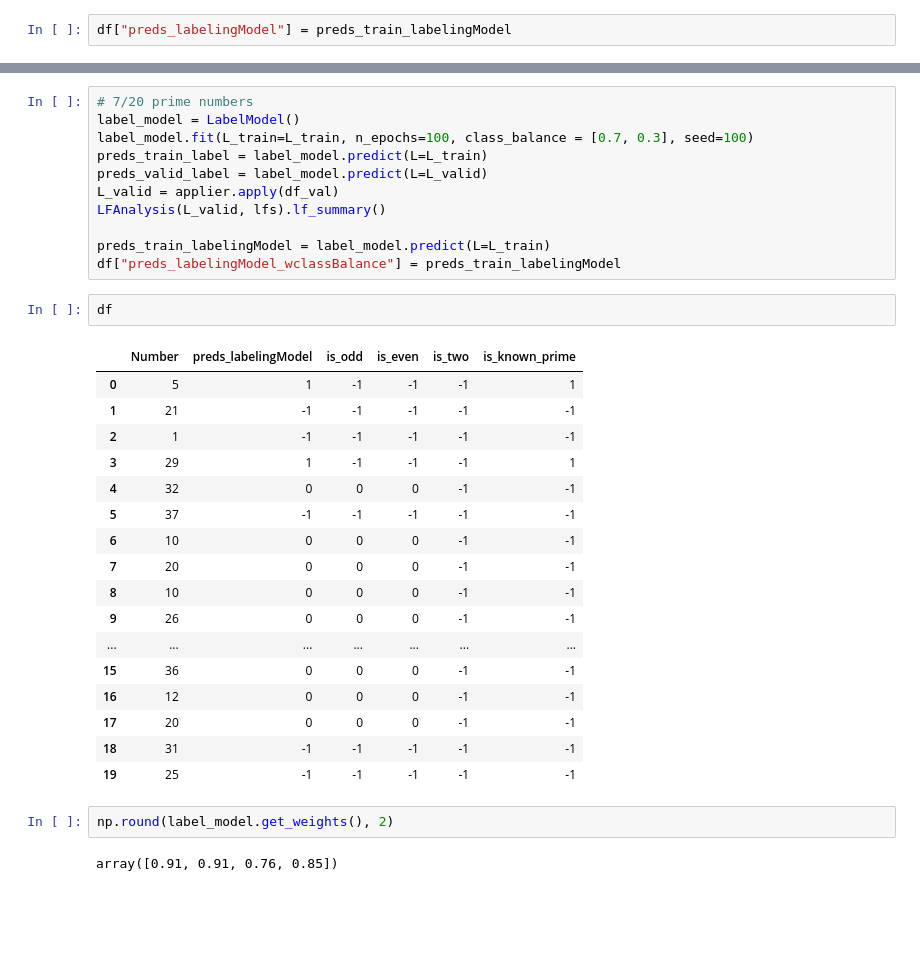
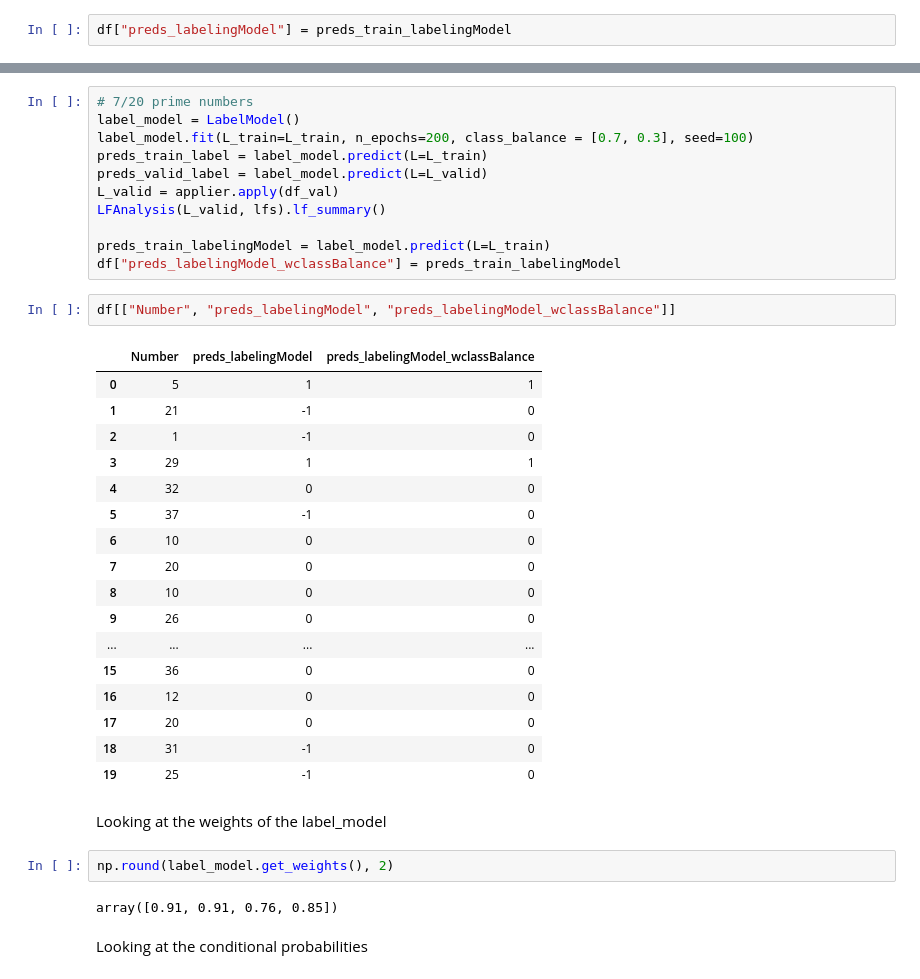
Before and after one commit to practicalweaksupervisionbook/companion, a Jupyter notebook: ch02_labeling_and_augmentation/labeling.ipynb, the cells around one changed output, grey strips where cells are left out. Saved outputs shown, nothing was run; the diff lists cells and outputs as text; blank space fills up the shorter version.

```diff
--- a/ch02_labeling_and_augmentation/labeling.ipynb
+++ b/ch02_labeling_and_augmentation/labeling.ipynb
@@ -296,7 +260,7 @@ df
 # %%
 # 7/20 prime numbers
 label_model = LabelModel()
-label_model.fit(L_train=L_train, n_epochs=100, class_balance = [0.7, 0.3], seed=100)
+label_model.fit(L_train=L_train, n_epochs=200, class_balance = [0.7, 0.3], seed=100)
 preds_train_label = label_model.predict(L=L_train)
 preds_valid_label = label_model.predict(L=L_valid)
 L_valid = applier.apply(df_val)
@@ -304,30 +268,34 @@ LFAnalysis(L_valid, lfs).lf_summary()
 
 preds_train_labelingModel = label_model.predict(L=L_train)
 df["preds_labelingModel_wclassBalance"] = preds_train_labelingModel
-# %%
-df
-# %% [output]
-|  | Number | preds_labelingModel | is_odd | is_even | is_two | is_known_prime |
-| 0 | 5 | 1 | -1 | -1 | -1 | 1 |
-| 1 | 21 | -1 | -1 | -1 | -1 | -1 |
-| 2 | 1 | -1 | -1 | -1 | -1 | -1 |
-| 3 | 29 | 1 | -1 | -1 | -1 | 1 |
-| 4 | 32 | 0 | 0 | 0 | -1 | -1 |
-| 5 | 37 | -1 | -1 | -1 | -1 | -1 |
-| 6 | 10 | 0 | 0 | 0 | -1 | -1 |
-| 7 | 20 | 0 | 0 | 0 | -1 | -1 |
-| 8 | 10 | 0 | 0 | 0 | -1 | -1 |
-| 9 | 26 | 0 | 0 | 0 | -1 | -1 |
-| ... | ... | ... | ... | ... | ... | ... |
-| 15 | 36 | 0 | 0 | 0 | -1 | -1 |
-| 16 | 12 | 0 | 0 | 0 | -1 | -1 |
-| 17 | 20 | 0 | 0 | 0 | -1 | -1 |
-| 18 | 31 | -1 | -1 | -1 | -1 | -1 |
-| 19 | 25 | -1 | -1 | -1 | -1 | -1 |
+# %%
+df[["Number", "preds_labelingModel", "preds_labelingModel_wclassBalance"]]
+# %% [output]
+|  | Number | preds_labelingModel | preds_labelingModel_wclassBalance |
+| 0 | 5 | 1 | 1 |
+| 1 | 21 | -1 | 0 |
+| 2 | 1 | -1 | 0 |
+| 3 | 29 | 1 | 1 |
+| 4 | 32 | 0 | 0 |
+| 5 | 37 | -1 | 0 |
+| 6 | 10 | 0 | 0 |
+| 7 | 20 | 0 | 0 |
+| 8 | 10 | 0 | 0 |
+| 9 | 26 | 0 | 0 |
+| ... | ... | ... | ... |
+| 15 | 36 | 0 | 0 |
+| 16 | 12 | 0 | 0 |
+| 17 | 20 | 0 | 0 |
+| 18 | 31 | -1 | 0 |
+| 19 | 25 | -1 | 0 |
+# %% [markdown]
+Looking at the weights of the label_model
 # %%
 np.round(label_model.get_weights(), 2)
 # %% [output]
 array([0.91, 0.91, 0.76, 0.85])
+# %% [markdown]
+Looking at the conditional probabilities
 # %%
 np.round(label_model.get_conditional_probs(), 3)
 # %% [output]
```
Also changed, not shown: parts of 51 cells of this notebook.
